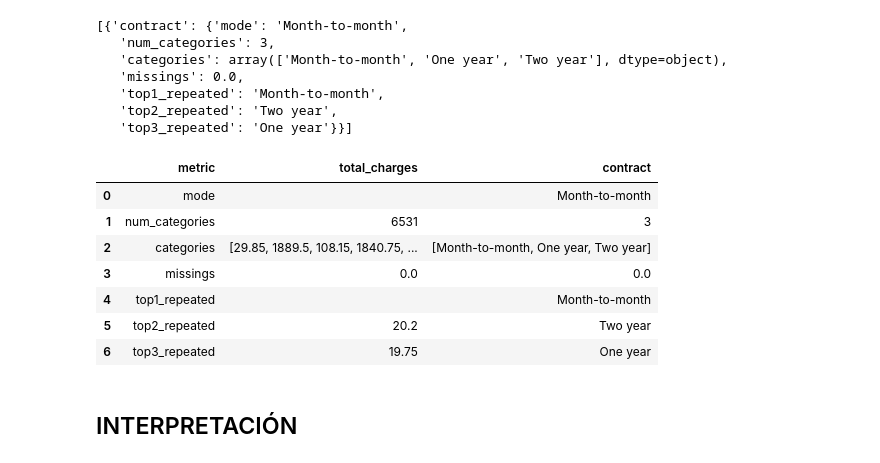
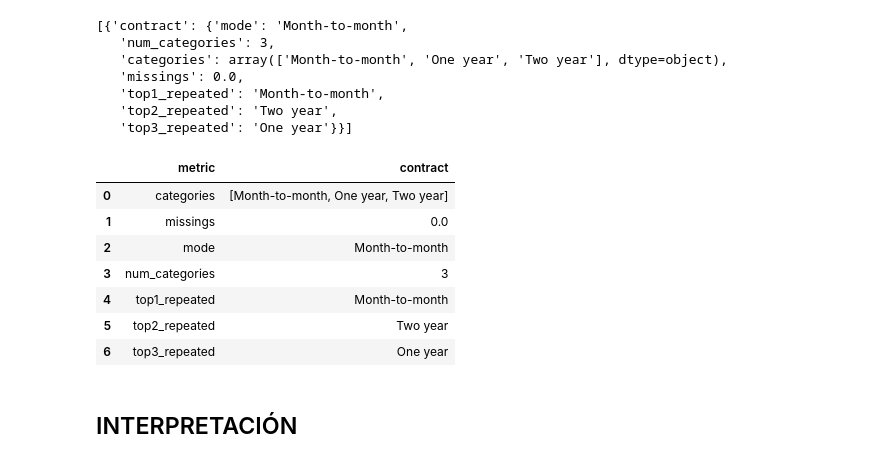
Before and after one commit to lorena10/LALA, a Jupyter notebook: proyecto_1_md.ipynb, the cells around one changed output. Cells and saved outputs as stored; diff of their text form; code cells hidden in the pictures.

```diff
--- a/proyecto_1_md.ipynb
+++ b/proyecto_1_md.ipynb
@@ -197,18 +197,18 @@ category_profiling_output_tc
    'top3_repeated': 'One year'}}]
 # %%
 #category_profiling_output
-df_category_profiling = pd.DataFrame(category_profiling_output[0]).reset_index()
+df_category_profiling = pd.DataFrame(category_profiling_output_tc[0]).reset_index()
 df_category_profiling.rename(columns={'index': 'metric'}, inplace=True)
 df_category_profiling
 # %% [output]
-|  | metric | total_charges | contract |
-| 0 | mode |  | Month-to-month |
-| 1 | num_categories | 6531 | 3 |
-| 2 | categories | [29.85, 1889.5, 108.15, 1840.75, ... | [Month-to-month, One year, Two year] |
-| 3 | missings | 0.0 | 0.0 |
-| 4 | top1_repeated |  | Month-to-month |
-| 5 | top2_repeated | 20.2 | Two year |
-| 6 | top3_repeated | 19.75 | One year |
+|  | metric | contract |
+| 0 | categories | [Month-to-month, One year, Two year] |
+| 1 | missings | 0.0 |
+| 2 | mode | Month-to-month |
+| 3 | num_categories | 3 |
+| 4 | top1_repeated | Month-to-month |
+| 5 | top2_repeated | Two year |
+| 6 | top3_repeated | One year |
 # %% [markdown]
 ## INTERPRETACIÓN
 # %%
```
Also changed, not shown: parts of 16 cells of this notebook.
